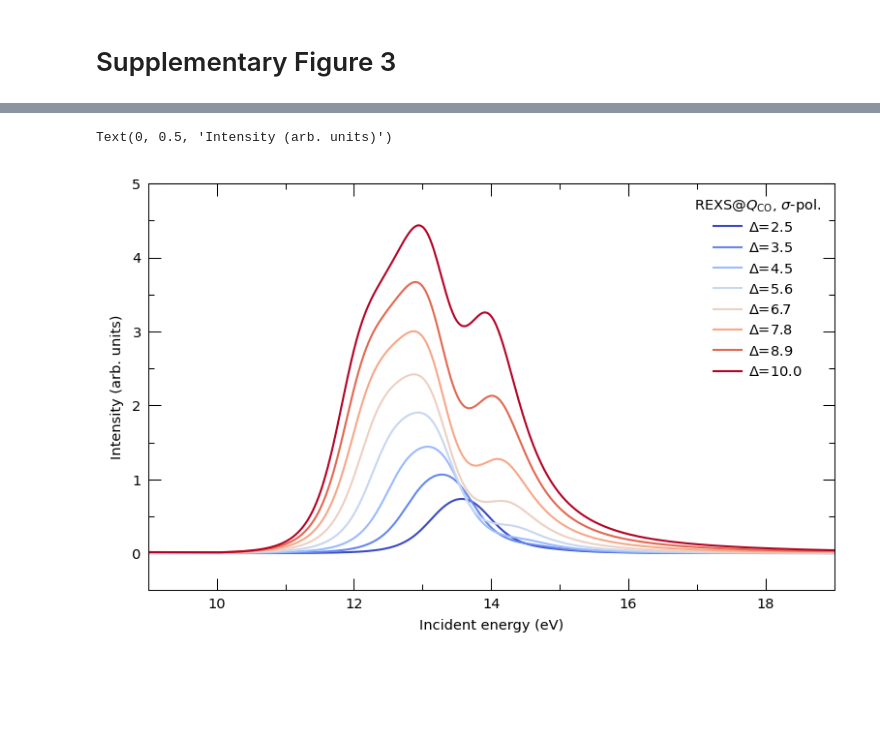
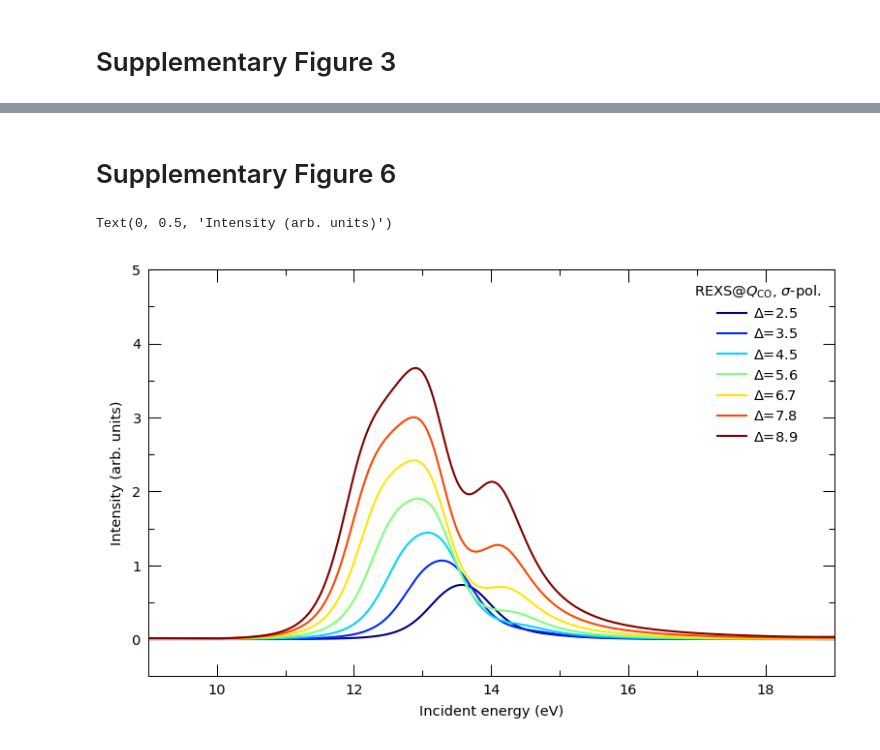
Before and after one commit to mpmdean/shen2023character, a Jupyter notebook: plot.ipynb, the cells around one changed output, grey strips where cells are left out. Drawn from its saved outputs; the diff is of its cells as text; code cells hidden in the pictures; blank space fills up the shorter version.

```diff
--- a/plot.ipynb
+++ b/plot.ipynb
@@ -425,0 +573,3 @@ plot_label(axs[1], 'b', x=0.1, y=0.85, color='k')
+# %%
+all_REXS = load_var(r'E:\Project_LaNiO438\paper2022\shen2022character\ED_calcs\DEd_dep_REXS_Delta_5p6.pkl')
+all_occu = load_var(r'E:\Project_LaNiO438\paper2022\shen2022character\ED_calcs\DEd_dep_occupation_Delta_5p6.pkl')
@@ -426,30 +632,31 @@ plot_label(axs[1], 'b', x=0.1, y=0.85, color='k')
+# %% [markdown]
+# Supplementary Figure 6
 # %%
-Delta_dep_REXS = dict(Delta=[2.5,3.5,4.5,5.6,6.7,7.8,8.9,10], labels=['2p5','3p5','4p5','5p6','6p7','7p8','8p9','10'])
+Delta_dep_REXS = dict(Delta=[2.5,3.5,4.5,5.6,6.7,7.8,8.9], labels=['2p5','3p5','4p5','5p6','6p7','7p8','8p9'])
 for label in Delta_dep_REXS['labels']:
     Delta_dep_REXS[label] = load_var(f'ED_calcs/REXS_Delta_{label}.pkl')
 # %%
 fig, ax = plt.subplots(figsize=(6.75,6.75/2), dpi=150, gridspec_kw=dict(left=0.2, right=0.9, top=0.95, bottom=0.12))
 
-colors = plt.cm.coolwarm(np.linspace(0,1,len(Delta_dep_REXS['Delta'])))
+colors = plt.cm.jet(np.linspace(0,1,len(Delta_dep_REXS['Delta'])))
 for Delta, label, color in zip(Delta_dep_REXS['Delta'], Delta_dep_REXS['labels'], colors):
     REXS = Delta_dep_REXS[label]
-    choose = np.argmin(np.abs(REXS['eloss']))
     # FWHM is different for different Delta
     if Delta>7:
-        ax.plot(REXS['omega'], REXS['rixs_CO_lv'][:,:,0,choose].sum(axis=0)/5, lw=1, color=color,
+        ax.plot(REXS['omega'], REXS['rexs_CO_lv']/5, lw=1, color=color,
                 label='$\\Delta$={:.1f}'.format(Delta))
     else:
-        ax.plot(REXS['omega'], REXS['rixs_CO_lv'][:,:,0,choose].sum(axis=0), lw=1, color=color,
+        ax.plot(REXS['omega'], REXS['rexs_CO_lv'], lw=1, color=color,
                 label='$\\Delta$={:.1f}'.format(Delta))
 ax.legend(title='REXS@$Q_{\\mathrm{CO}}$, $\\sigma$-pol.',
           frameon=False, loc='upper right', markerscale=1.5, handletextpad=0.5, labelspacing=0.5)
 make_theme(ax, ticklength=6)
 ax.set_xlim(9,19)
 ax.set_xticks(np.arange(10,19,2))
 ax.set_xlabel('Incident energy (eV)')
 ax.set_ylim(-0.5,5)
 ax.set_yticks(np.arange(0,5.1,1))
 ax.set_ylabel('Intensity (arb. units)')
 # %% [output]
 Text(0, 0.5, 'Intensity (arb. units)')
-[figure, old version]
+[figure, new version]
```
Also changed, not shown: parts of 13 cells of this notebook, 14 other files.
